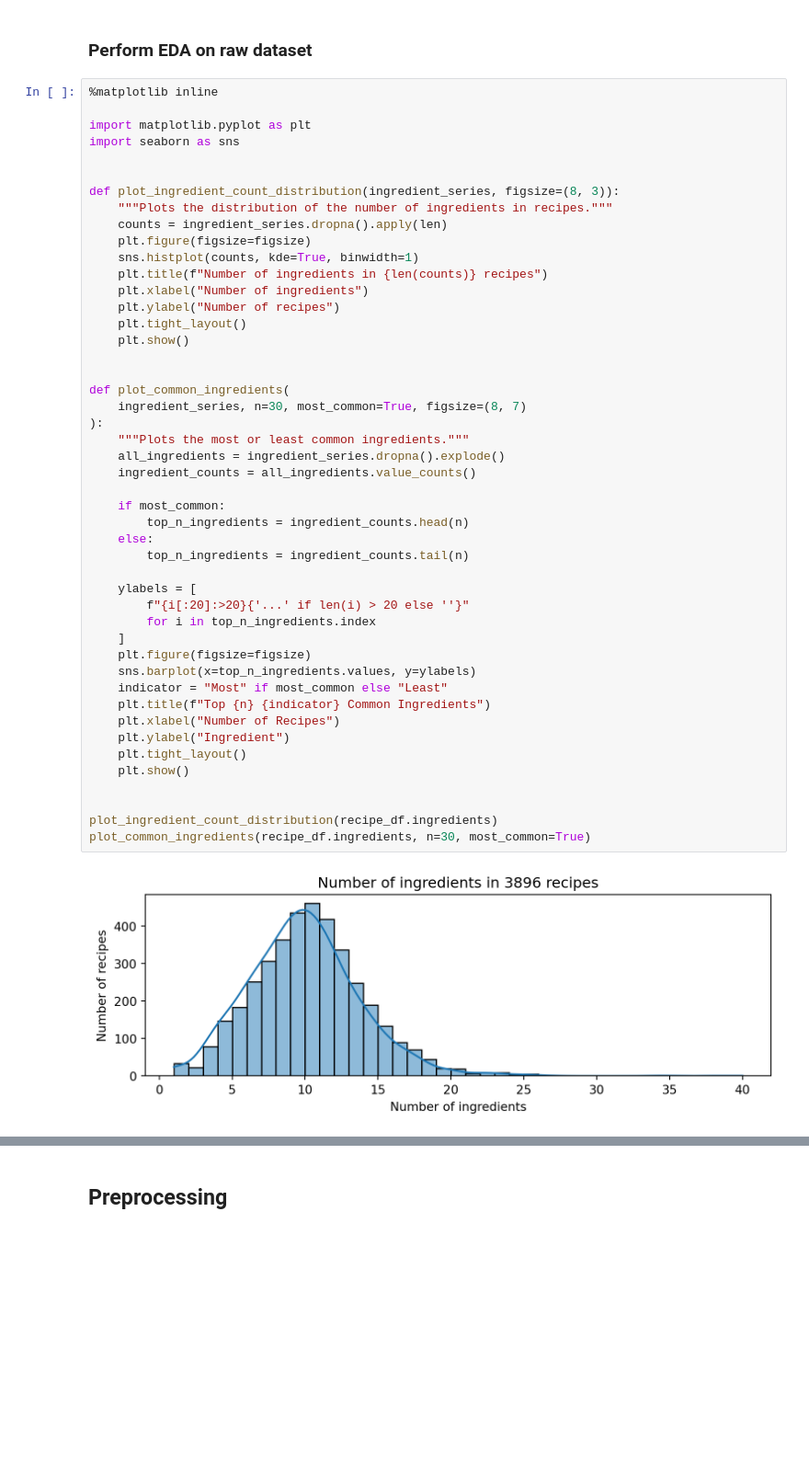
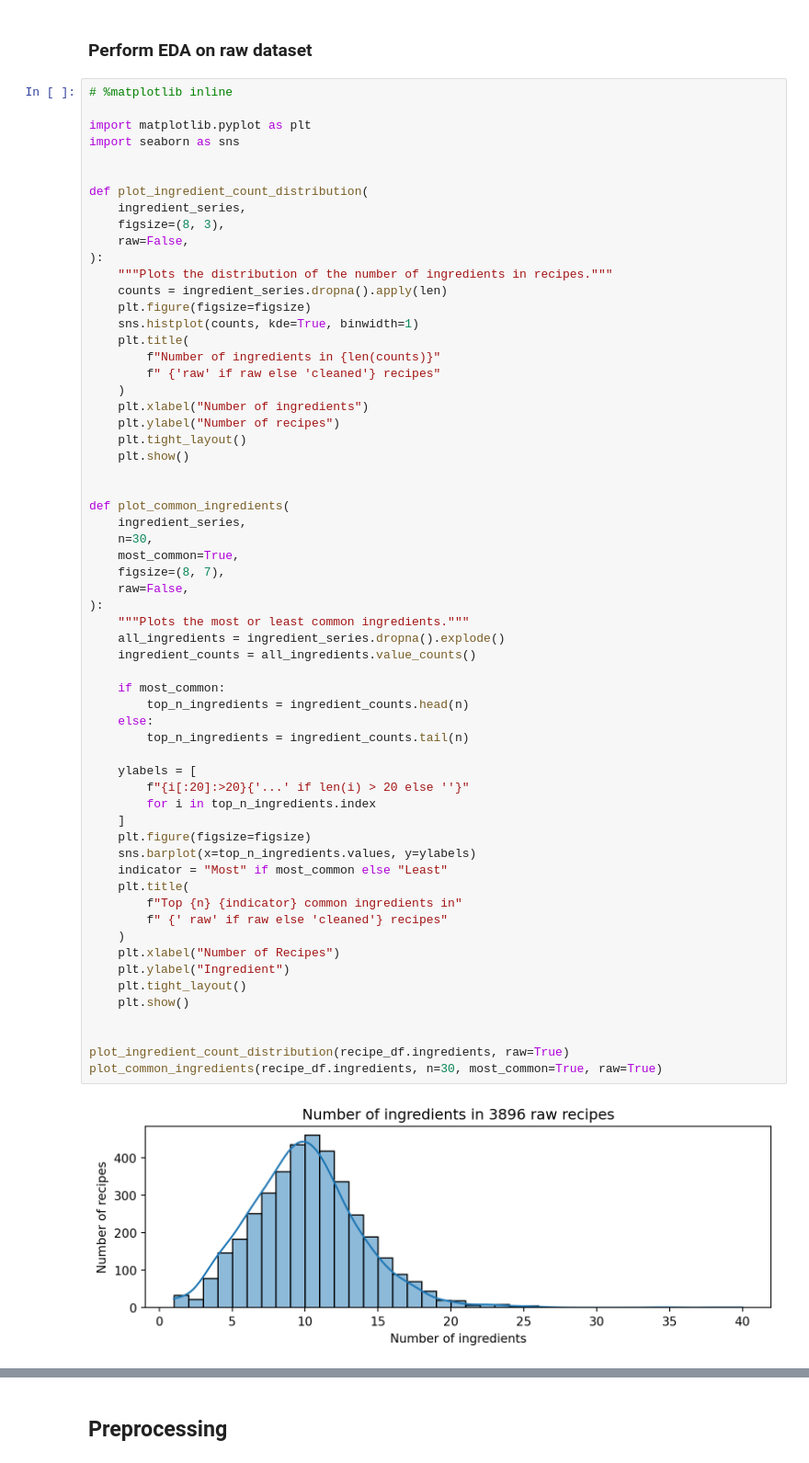
Before and after one commit to rixmape/panlasang-pinoy-clustering, a Jupyter notebook: main.ipynb, the cells around one changed output, grey strips where cells are left out. Shown at 92% size. Drawn from its saved outputs; the diff is of its cells as text; blank space fills up the shorter version.

Commit message:
Add more visualizations

```diff
--- a/main.ipynb
+++ b/main.ipynb
@@ -73,51 +73,65 @@ memory usage: 132.8+ KB
 # %% [markdown]
 ### Perform EDA on raw dataset
 # %%
-%matplotlib inline
+# %matplotlib inline
 
 import matplotlib.pyplot as plt
 import seaborn as sns
 
 
-def plot_ingredient_count_distribution(ingredient_series, figsize=(8, 3)):
+def plot_ingredient_count_distribution(
+    ingredient_series,
+    figsize=(8, 3),
+    raw=False,
+):
     """Plots the distribution of the number of ingredients in recipes."""
     counts = ingredient_series.dropna().apply(len)
     plt.figure(figsize=figsize)
     sns.histplot(counts, kde=True, binwidth=1)
-    plt.title(f"Number of ingredients in {len(counts)} recipes")
+    plt.title(
+        f"Number of ingredients in {len(counts)}"
+        f" {'raw' if raw else 'cleaned'} recipes"
+    )
     plt.xlabel("Number of ingredients")
     plt.ylabel("Number of recipes")
     plt.tight_layout()
     plt.show()
 
 
 def plot_common_ingredients(
-    ingredient_series, n=30, most_common=True, figsize=(8, 7)
+    ingredient_series,
+    n=30,
+    most_common=True,
+    figsize=(8, 7),
+    raw=False,
 ):
     """Plots the most or least common ingredients."""
     all_ingredients = ingredient_series.dropna().explode()
     ingredient_counts = all_ingredients.value_counts()
 
     if most_common:
         top_n_ingredients = ingredient_counts.head(n)
     else:
         top_n_ingredients = ingredient_counts.tail(n)
 
     ylabels = [
         f"{i[:20]:>20}{'...' if len(i) > 20 else ''}"
         for i in top_n_ingredients.index
     ]
     plt.figure(figsize=figsize)
     sns.barplot(x=top_n_ingredients.values, y=ylabels)
     indicator = "Most" if most_common else "Least"
-    plt.title(f"Top {n} {indicator} Common Ingredients")
+    plt.title(
+        f"Top {n} {indicator} common ingredients in"
+        f" {' raw' if raw else 'cleaned'} recipes"
+    )
     plt.xlabel("Number of Recipes")
     plt.ylabel("Ingredient")
     plt.tight_layout()
     plt.show()
 
 
-plot_ingredient_count_distribution(recipe_df.ingredients)
-plot_common_ingredients(recipe_df.ingredients, n=30, most_common=True)
+plot_ingredient_count_distribution(recipe_df.ingredients, raw=True)
+plot_common_ingredients(recipe_df.ingredients, n=30, most_common=True, raw=True)
 # %% [output]
-[figure, old version]
+[figure, new version]
```
Also changed, not shown: parts of 11 cells of this notebook, 4 other files.
